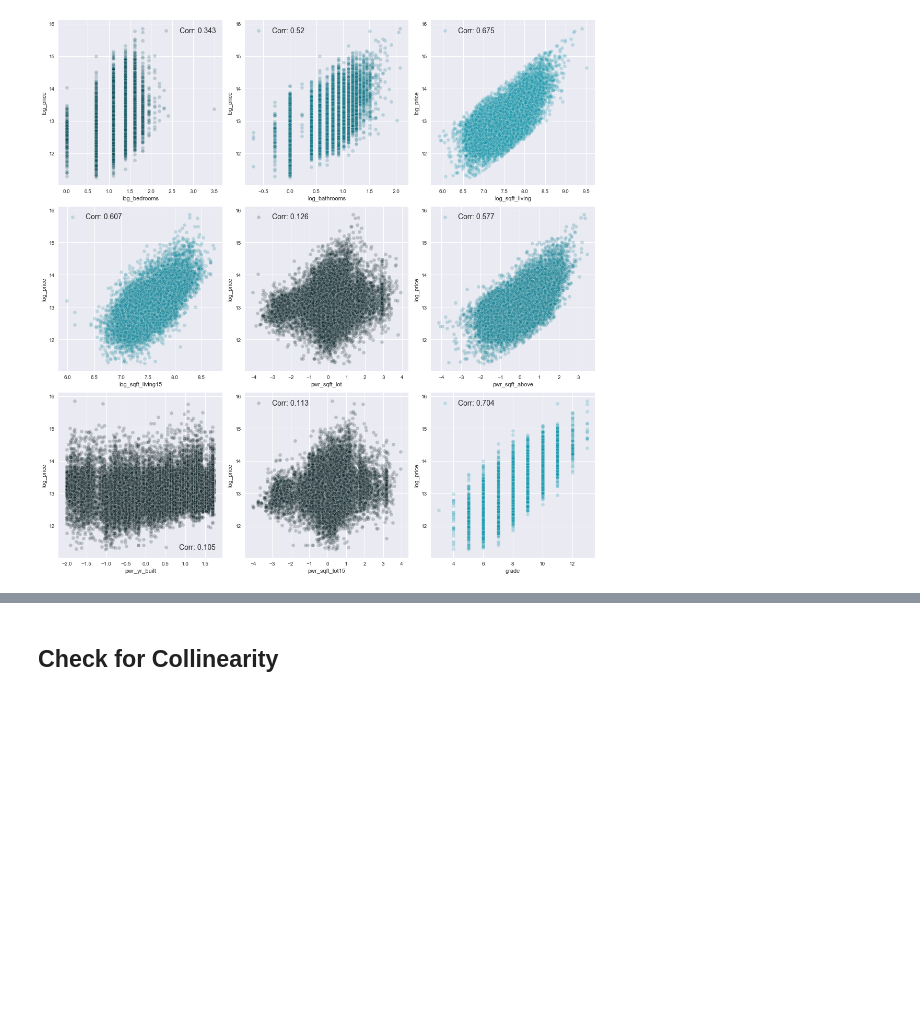
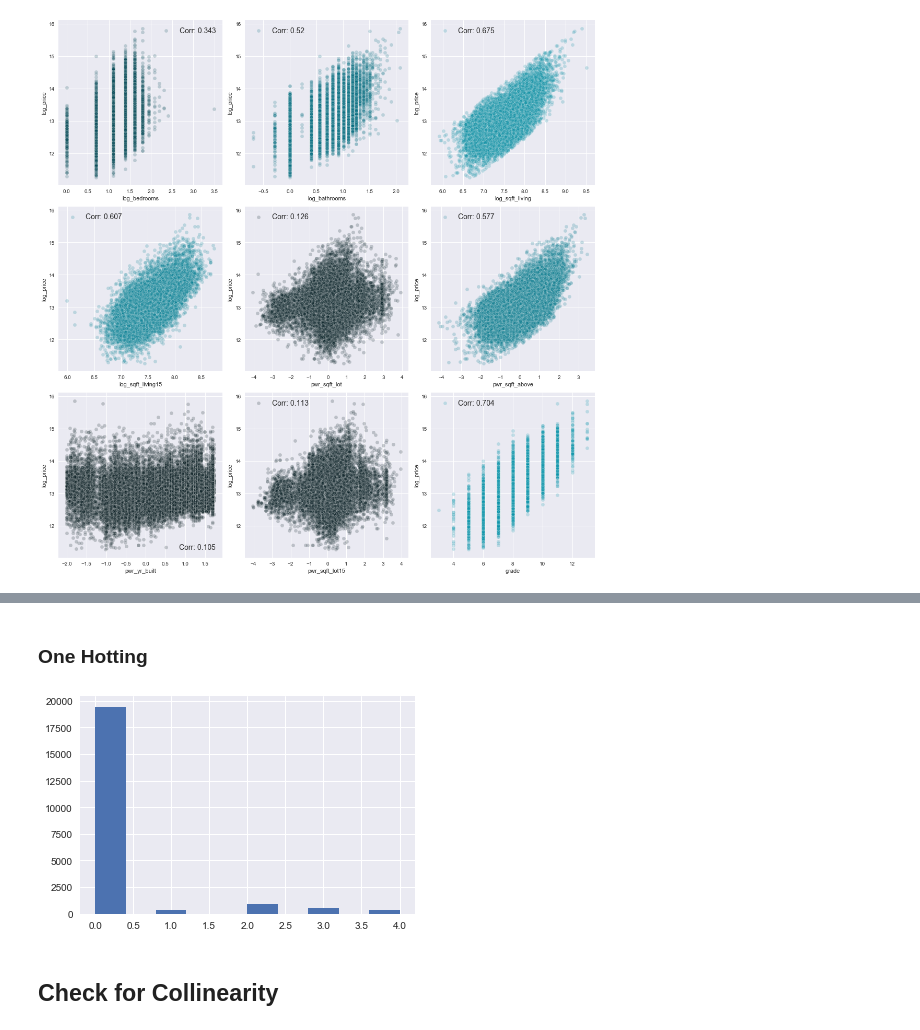
Before and after one commit to Patrickbfuller/lin_reg_tutorial, a Jupyter notebook: linear_regression.ipynb, the cells around one changed output, grey strips where cells are left out. Saved outputs shown, nothing was run; the diff lists cells and outputs as text; code cells hidden in the pictures; blank space fills up the shorter version.

```diff
--- a/linear_regression.ipynb
+++ b/linear_regression.ipynb
@@ -554,0 +651,2 @@ plt.tight_layout()
+# %% [markdown]
+### One Hotting
@@ -555,3 +657,7 @@ plt.tight_layout()
+# %%
+sns.distplot()
+# %% [output]
+[figure, added]
 # %% [markdown]
 ## Check for Collinearity
 # %%
```
Also changed, not shown: parts of 34 cells of this notebook.
